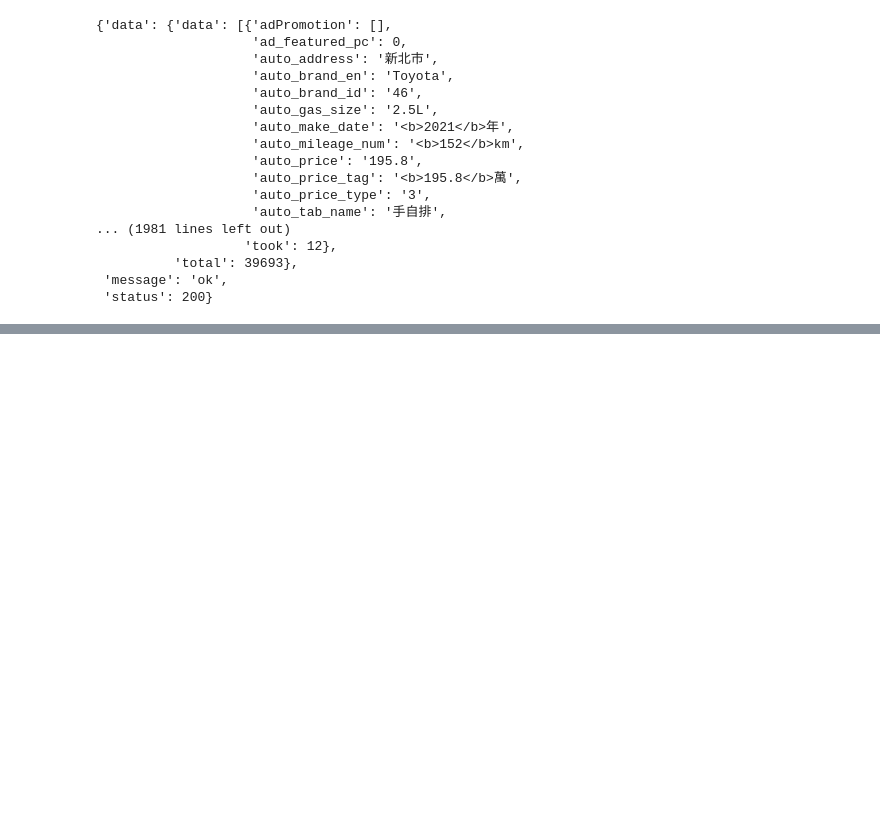
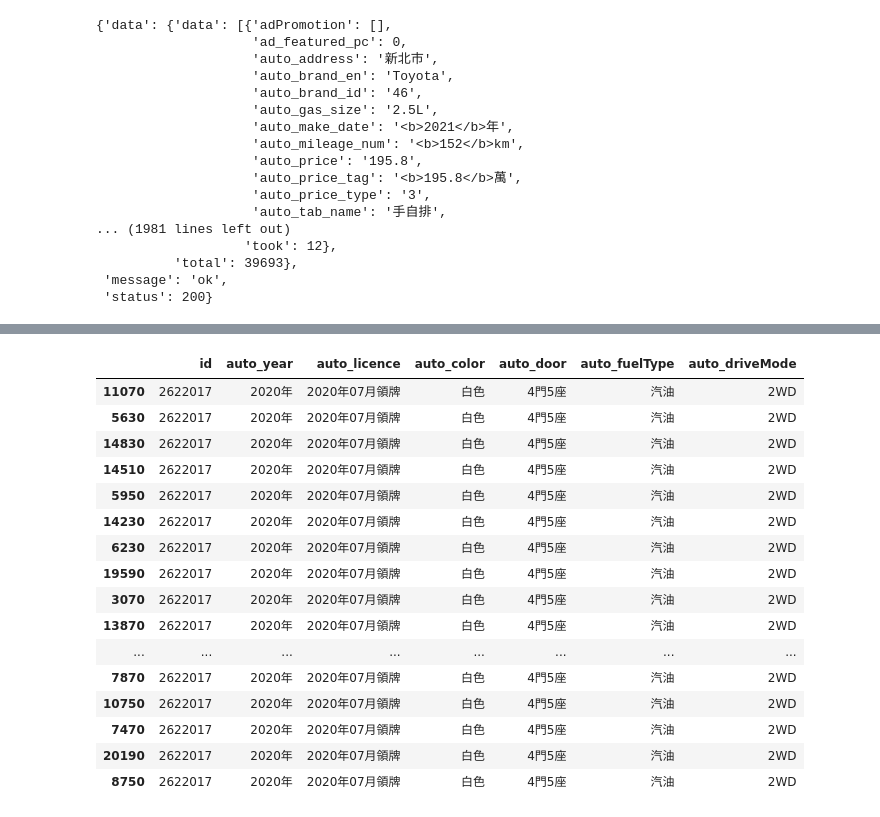
Before and after one commit to shaunchuang/crawl_test, a Jupyter notebook: 8891_2.ipynb, the cells around one changed output, grey strips where cells are left out. Saved outputs shown, nothing was run; the diff lists cells and outputs as text; code cells hidden in the pictures; blank space fills up the shorter version.

```diff
--- a/8891_2.ipynb
+++ b/8891_2.ipynb
@@ -58,0 +156,20 @@ df
+# %%
+df2.sort_values(by=['id']).head(60)
+# %% [output]
+|  | id | auto_year | auto_licence | auto_color | auto_door | auto_fuelType | auto_driveMode |
+| 11070 | 2622017 | 2020年 | 2020年07月領牌 | 白色 | 4門5座 | 汽油 | 2WD |
+| 5630 | 2622017 | 2020年 | 2020年07月領牌 | 白色 | 4門5座 | 汽油 | 2WD |
+| 14830 | 2622017 | 2020年 | 2020年07月領牌 | 白色 | 4門5座 | 汽油 | 2WD |
+| 14510 | 2622017 | 2020年 | 2020年07月領牌 | 白色 | 4門5座 | 汽油 | 2WD |
+| 5950 | 2622017 | 2020年 | 2020年07月領牌 | 白色 | 4門5座 | 汽油 | 2WD |
+| 14230 | 2622017 | 2020年 | 2020年07月領牌 | 白色 | 4門5座 | 汽油 | 2WD |
+| 6230 | 2622017 | 2020年 | 2020年07月領牌 | 白色 | 4門5座 | 汽油 | 2WD |
+| 19590 | 2622017 | 2020年 | 2020年07月領牌 | 白色 | 4門5座 | 汽油 | 2WD |
+| 3070 | 2622017 | 2020年 | 2020年07月領牌 | 白色 | 4門5座 | 汽油 | 2WD |
+| 13870 | 2622017 | 2020年 | 2020年07月領牌 | 白色 | 4門5座 | 汽油 | 2WD |
+| ... | ... | ... | ... | ... | ... | ... | ... |
+| 7870 | 2622017 | 2020年 | 2020年07月領牌 | 白色 | 4門5座 | 汽油 | 2WD |
+| 10750 | 2622017 | 2020年 | 2020年07月領牌 | 白色 | 4門5座 | 汽油 | 2WD |
+| 7470 | 2622017 | 2020年 | 2020年07月領牌 | 白色 | 4門5座 | 汽油 | 2WD |
+| 20190 | 2622017 | 2020年 | 2020年07月領牌 | 白色 | 4門5座 | 汽油 | 2WD |
+| 8750 | 2622017 | 2020年 | 2020年07月領牌 | 白色 | 4門5座 | 汽油 | 2WD |
```
Also changed, not shown: parts of 16 cells of this notebook, 9 other files.
